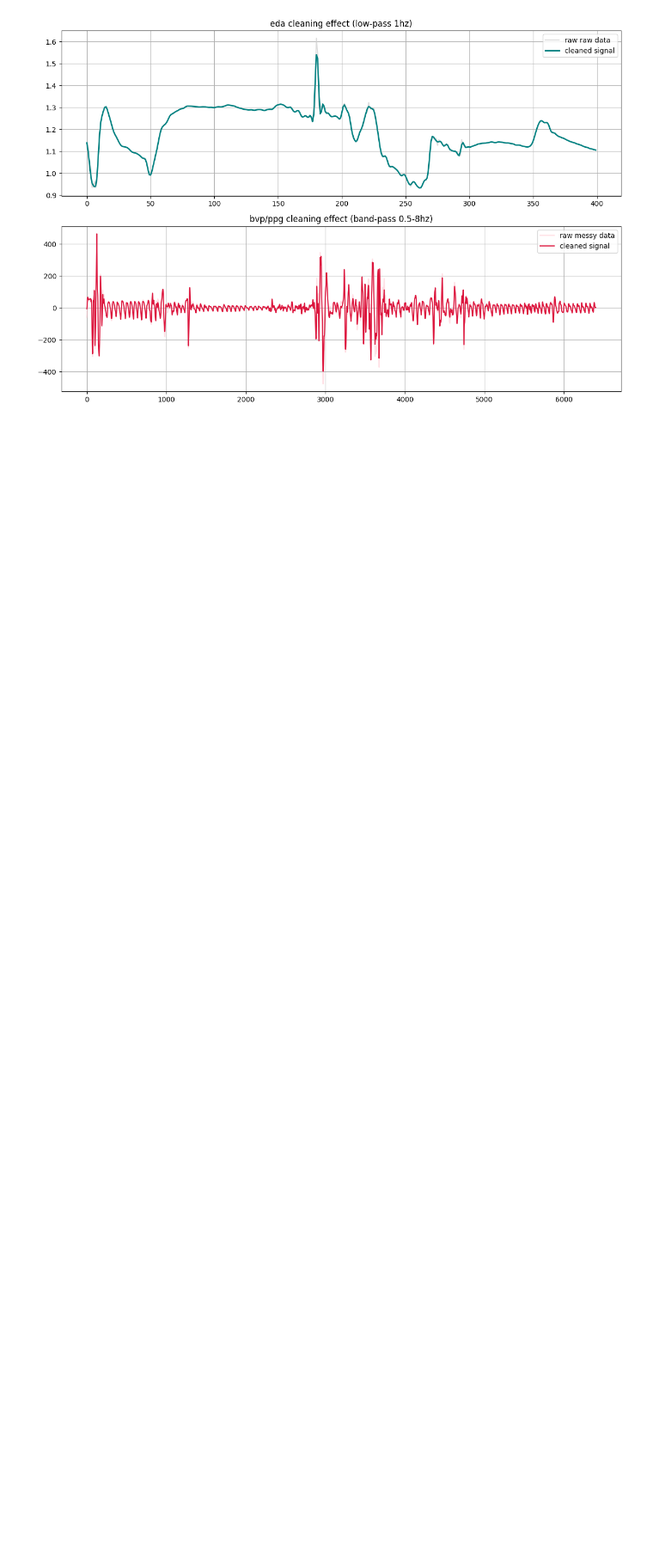
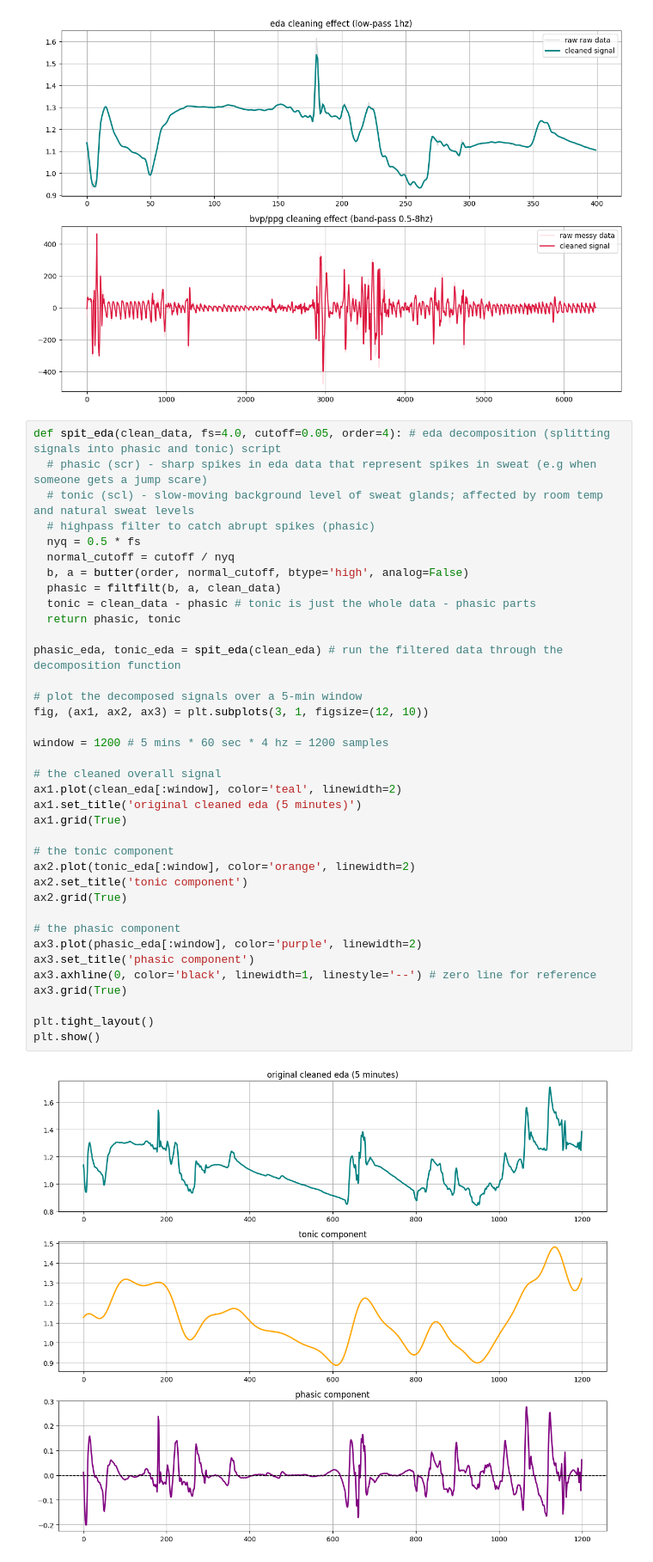
Before and after one commit to kirthankulkarni-bit/assip-ML-stress-monitoring, a Jupyter notebook: notebooks/02_data_filtering.ipynb, the cells around one changed output. Shown at 86% size. Saved outputs shown, nothing was run; the diff lists cells and outputs as text; blank space fills up the shorter version.

Commit message:
added 7/7 eda signal decomposition script to split phasic and tonic components from filtered eda data

```diff
--- a/notebooks/02_data_filtering.ipynb
+++ b/notebooks/02_data_filtering.ipynb
@@ -75,3 +75,42 @@ plt.tight_layout()
 plt.show()
 # %% [output]
 [figure]
+# %%
+def spit_eda(clean_data, fs=4.0, cutoff=0.05, order=4): # eda decomposition (splitting signals into phasic and tonic) script
+  # phasic (scr) - sharp spikes in eda data that represent spikes in sweat (e.g when someone gets a jump scare)
+  # tonic (scl) - slow-moving background level of sweat glands; affected by room temp and natural sweat levels
+  # highpass filter to catch abrupt spikes (phasic)
+  nyq = 0.5 * fs
+  normal_cutoff = cutoff / nyq
+  b, a = butter(order, normal_cutoff, btype='high', analog=False)
+  phasic = filtfilt(b, a, clean_data)
+  tonic = clean_data - phasic # tonic is just the whole data - phasic parts
+  return phasic, tonic
+
+phasic_eda, tonic_eda = spit_eda(clean_eda) # run the filtered data through the decomposition function
+
+# plot the decomposed signals over a 5-min window
+fig, (ax1, ax2, ax3) = plt.subplots(3, 1, figsize=(12, 10))
+
+window = 1200 # 5 mins * 60 sec * 4 hz = 1200 samples
+
+# the cleaned overall signal
+ax1.plot(clean_eda[:window], color='teal', linewidth=2)
+ax1.set_title('original cleaned eda (5 minutes)')
+ax1.grid(True)
+
+# the tonic component
+ax2.plot(tonic_eda[:window], color='orange', linewidth=2)
+ax2.set_title('tonic component')
+ax2.grid(True)
+
+# the phasic component
+ax3.plot(phasic_eda[:window], color='purple', linewidth=2)
+ax3.set_title('phasic component')
+ax3.axhline(0, color='black', linewidth=1, linestyle='--') # zero line for reference
+ax3.grid(True)
+
+plt.tight_layout()
+plt.show()
+# %% [output]
+[figure, added]
```
